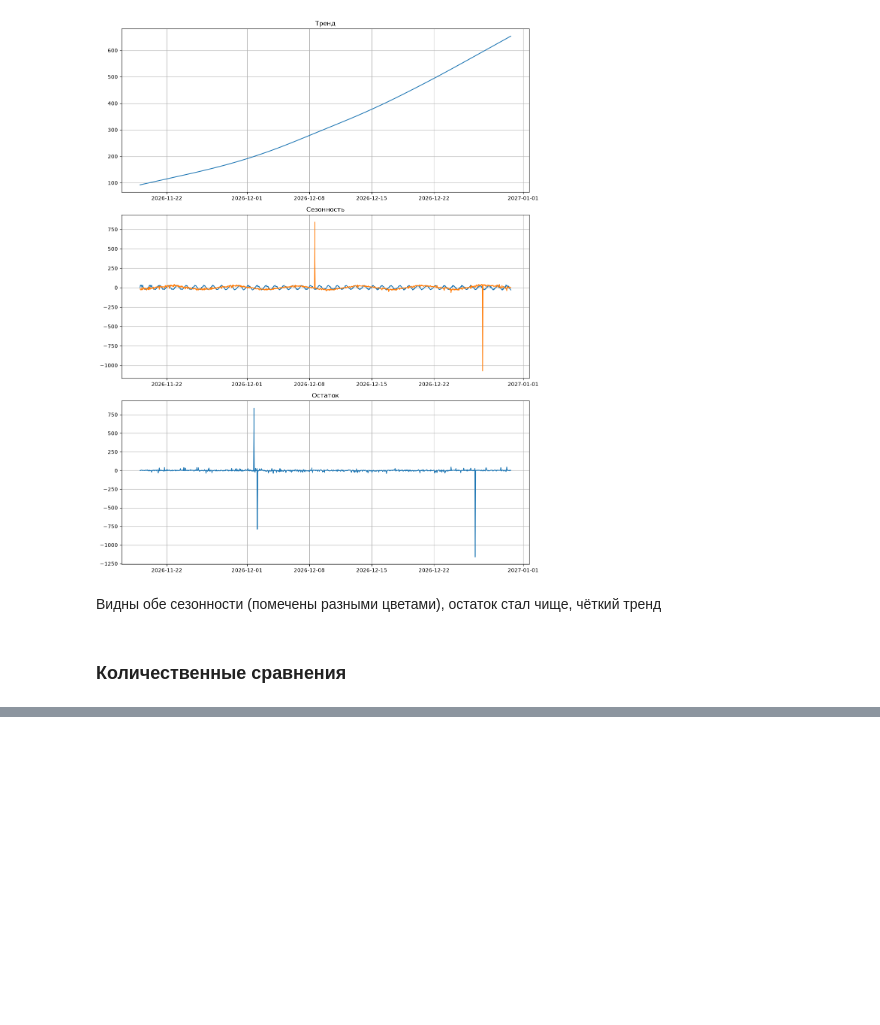
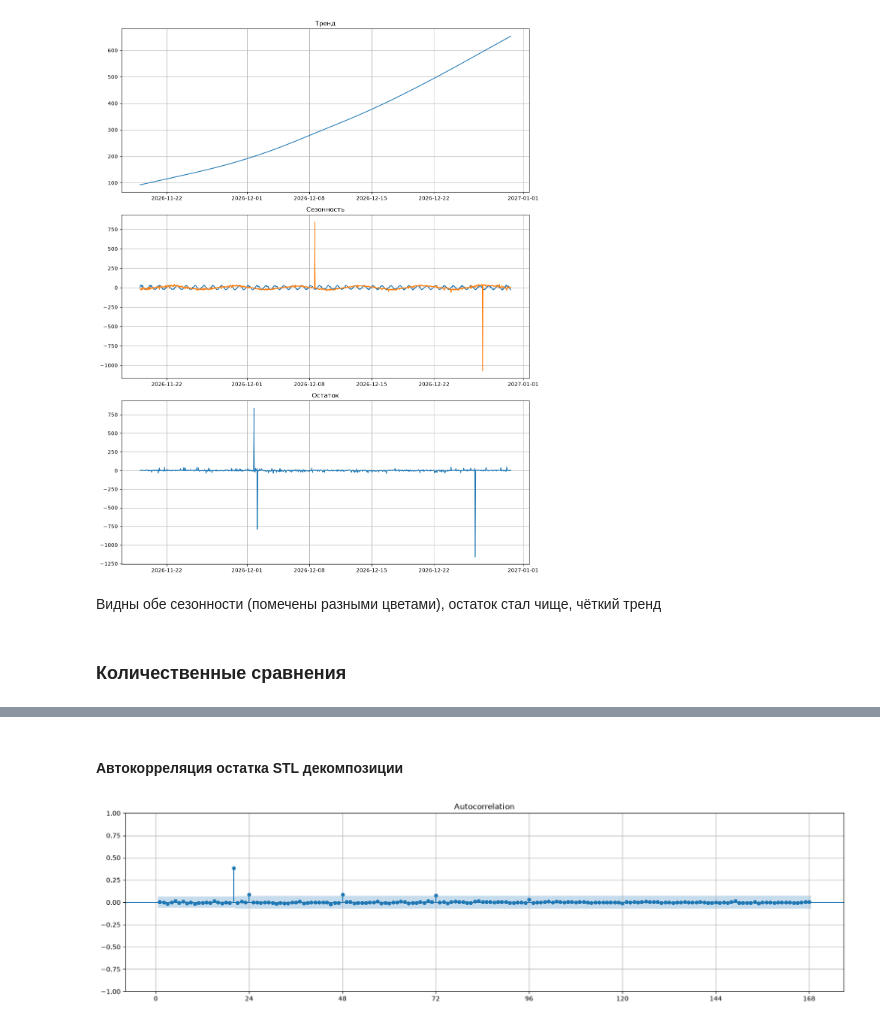
Before and after one commit to Rodeffs/Master1_Programming, a Jupyter notebook: Time_Series/02_lab/02_lab.ipynb, the cells around one changed output, grey strips where cells are left out. Saved outputs shown, nothing was run; the diff lists cells and outputs as text; code cells hidden in the pictures; blank space fills up the shorter version.

```diff
--- a/Time_Series/02_lab/02_lab.ipynb
+++ b/Time_Series/02_lab/02_lab.ipynb
@@ -176,0 +199,6 @@ plot_decomp(df, mstl_decomp)
+# %% [markdown]
+#### Автокорреляция остатка STL декомпозиции
+# %%
+better_plot_acf(stl_decomp.resid)
+# %% [output]
+[figure, added]
```
Also changed, not shown: parts of 21 cells of this notebook.
